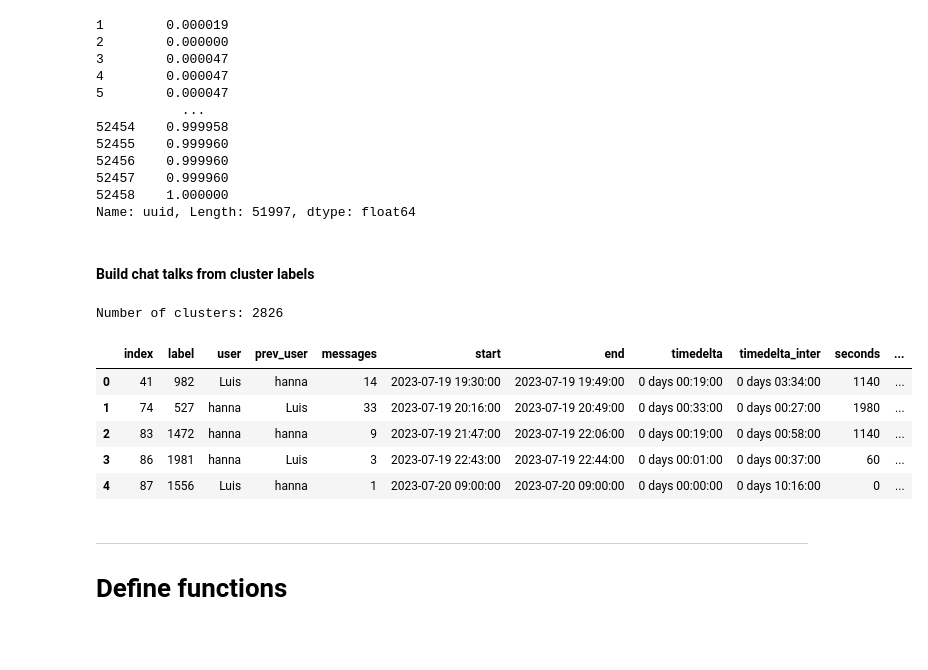
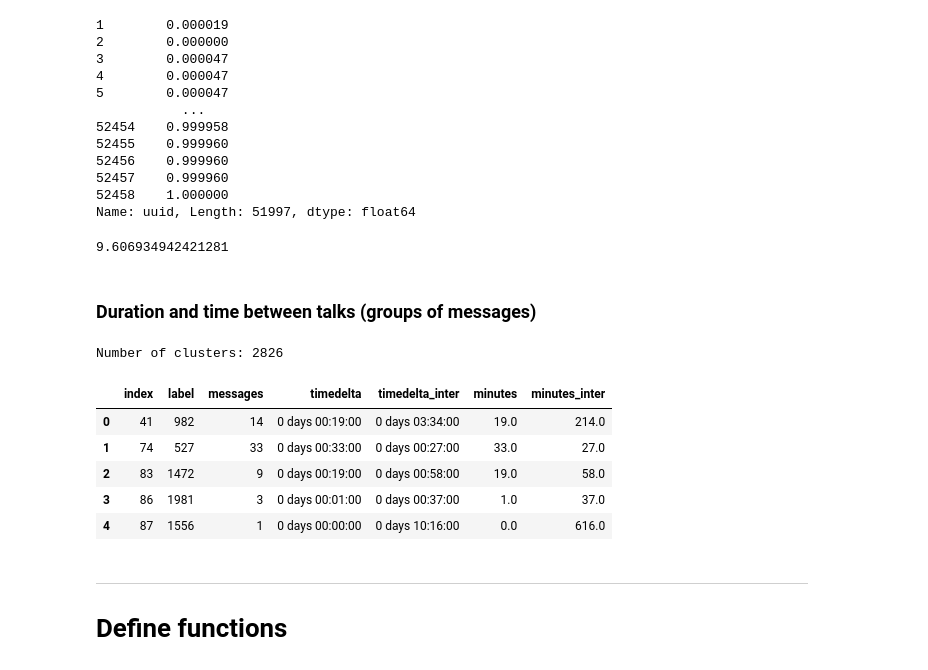
Before and after one commit to luisresende13/Trabalho-de-Pesquisa, a Jupyter notebook: nbs/analysis.ipynb, the cells around one changed output. Cells and saved outputs as stored; diff of their text form; code cells hidden in the pictures; blank space fills up the shorter version.

```diff
--- a/analysis.ipynb
+++ b/nbs/analysis.ipynb
@@ -192,8 +204,12 @@ df['uuid']
 52457    0.999960
 52458    1.000000
 Name: uuid, Length: 51997, dtype: float64
+# %%
+2826 / 294.16249999999997
+# %% [output]
+9.606934942421281
 # %% [markdown]
-#### Build chat talks from cluster labels
+### Duration and time between talks (groups of messages)
 # %%
 meanshift_df = pd.read_csv('meanshift_pred_0-0000727281.csv', index_col=0)
 
@@ -225,41 +241,41 @@ for idx, row in df.iterrows():
             'index': idx,
             'label': prev_label,
             'user': prev_user,
             'prev_user': user,
             'messages': len(talk_msgs),
             'start': timestamp_start,
             'end': timestamp_end,
             'timedelta': timedelta,
             'timedelta_inter': timedelta_inter,
             'seconds': timedelta.seconds,
             'minutes': timedelta.seconds / 60,
             'seconds_inter': None,
             'minutes_inter': None,
         }
         if timedelta_inter is not None:
             new_row = {**new_row, **{
                 'seconds_inter': timedelta_inter.seconds,
                 'minutes_inter': timedelta_inter.seconds / 60,
             }}
         data.append(new_row)
         talk_msgs = []
 
     talk_msgs.append(row.to_dict())
     prev_row = row
 
 talks = pd.DataFrame(data)
 talks = talks.iloc[1:].reset_index(drop=True)
 
-print('Number of clusters:', len(talks))
-talks.head(5)
+# print('Number of clusters:', len(talks))
+# talks[['index', 'label', 'messages', 'timedelta', 'timedelta_inter', 'minutes', 'minutes_inter']].head(5)
 # %% [output]
 Number of clusters: 2826
-|  | index | label | user | prev_user | messages | start | end | timedelta | timedelta_inter | seconds | ... |
-| 0 | 41 | 982 | Luis | hanna | 14 | 2023-07-19 19:30:00 | 2023-07-19 19:49:00 | 0 days 00:19:00 | 0 days 03:34:00 | 1140 | ... |
-| 1 | 74 | 527 | hanna | Luis | 33 | 2023-07-19 20:16:00 | 2023-07-19 20:49:00 | 0 days 00:33:00 | 0 days 00:27:00 | 1980 | ... |
-| 2 | 83 | 1472 | hanna | hanna | 9 | 2023-07-19 21:47:00 | 2023-07-19 22:06:00 | 0 days 00:19:00 | 0 days 00:58:00 | 1140 | ... |
-| 3 | 86 | 1981 | hanna | Luis | 3 | 2023-07-19 22:43:00 | 2023-07-19 22:44:00 | 0 days 00:01:00 | 0 days 00:37:00 | 60 | ... |
-| 4 | 87 | 1556 | Luis | hanna | 1 | 2023-07-20 09:00:00 | 2023-07-20 09:00:00 | 0 days 00:00:00 | 0 days 10:16:00 | 0 | ... |
+|  | index | label | messages | timedelta | timedelta_inter | minutes | minutes_inter |
+| 0 | 41 | 982 | 14 | 0 days 00:19:00 | 0 days 03:34:00 | 19.0 | 214.0 |
+| 1 | 74 | 527 | 33 | 0 days 00:33:00 | 0 days 00:27:00 | 33.0 | 27.0 |
+| 2 | 83 | 1472 | 9 | 0 days 00:19:00 | 0 days 00:58:00 | 19.0 | 58.0 |
+| 3 | 86 | 1981 | 3 | 0 days 00:01:00 | 0 days 00:37:00 | 1.0 | 37.0 |
+| 4 | 87 | 1556 | 1 | 0 days 00:00:00 | 0 days 10:16:00 | 0.0 | 616.0 |
 # %% [markdown]
 ---
 # Define functions
```
Also changed, not shown: parts of 8 cells of this notebook, 4 other files.
